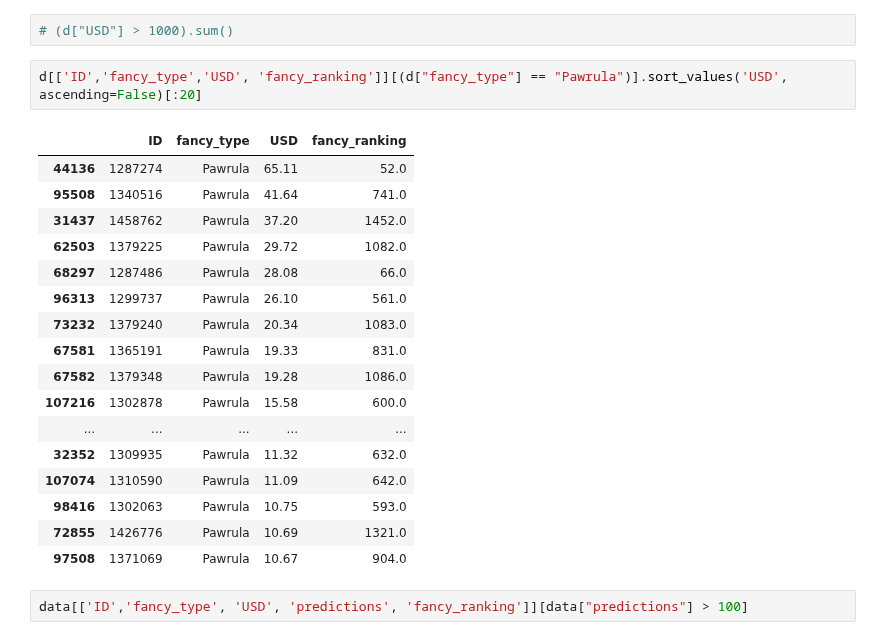
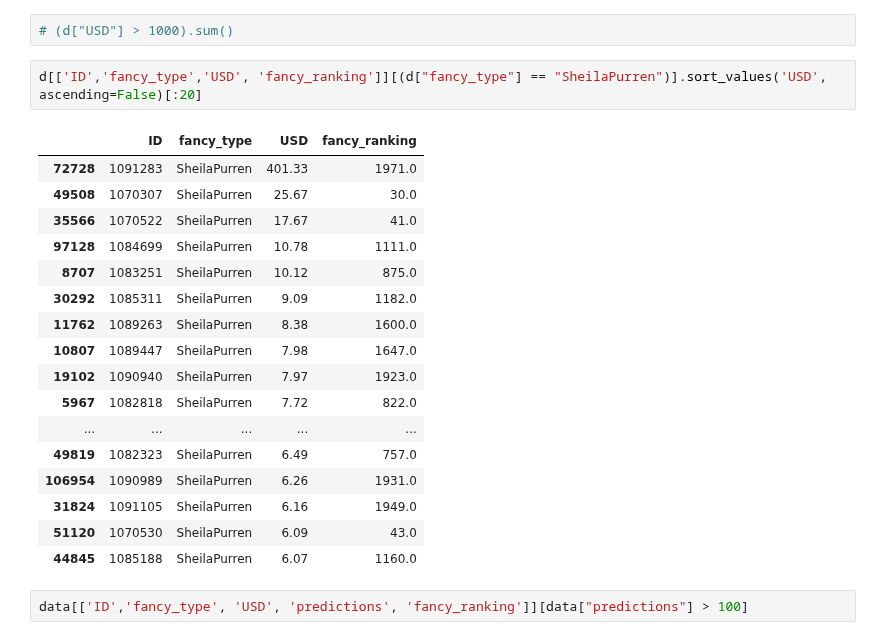
Before and after one commit to DylanBedetti/Trading-Cryptokitties, a Jupyter notebook: Email/Analyse Predictions.ipynb, the cells around one changed output. Saved outputs shown, nothing was run; the diff lists cells and outputs as text.

```diff
--- a/Email/Analyse Predictions.ipynb
+++ b/Email/Analyse Predictions.ipynb
@@ -40,25 +40,25 @@ d.head()
 # %%
 # (d["USD"] > 1000).sum()
 # %%
-d[['ID','fancy_type','USD', 'fancy_ranking']][(d["fancy_type"] == "Pawrula")].sort_values('USD', ascending=False)[:20]
+d[['ID','fancy_type','USD', 'fancy_ranking']][(d["fancy_type"] == "SheilaPurren")].sort_values('USD', ascending=False)[:20]
 # %% [output]
 |  | ID | fancy_type | USD | fancy_ranking |
-| 44136 | 1287274 | Pawrula | 65.11 | 52.0 |
-| 95508 | 1340516 | Pawrula | 41.64 | 741.0 |
-| 31437 | 1458762 | Pawrula | 37.20 | 1452.0 |
-| 62503 | 1379225 | Pawrula | 29.72 | 1082.0 |
-| 68297 | 1287486 | Pawrula | 28.08 | 66.0 |
-| 96313 | 1299737 | Pawrula | 26.10 | 561.0 |
-| 73232 | 1379240 | Pawrula | 20.34 | 1083.0 |
-| 67581 | 1365191 | Pawrula | 19.33 | 831.0 |
-| 67582 | 1379348 | Pawrula | 19.28 | 1086.0 |
-| 107216 | 1302878 | Pawrula | 15.58 | 600.0 |
+| 72728 | 1091283 | SheilaPurren | 401.33 | 1971.0 |
+| 49508 | 1070307 | SheilaPurren | 25.67 | 30.0 |
+| 35566 | 1070522 | SheilaPurren | 17.67 | 41.0 |
+| 97128 | 1084699 | SheilaPurren | 10.78 | 1111.0 |
+| 8707 | 1083251 | SheilaPurren | 10.12 | 875.0 |
+| 30292 | 1085311 | SheilaPurren | 9.09 | 1182.0 |
+| 11762 | 1089263 | SheilaPurren | 8.38 | 1600.0 |
+| 10807 | 1089447 | SheilaPurren | 7.98 | 1647.0 |
+| 19102 | 1090940 | SheilaPurren | 7.97 | 1923.0 |
+| 5967 | 1082818 | SheilaPurren | 7.72 | 822.0 |
 | ... | ... | ... | ... | ... |
-| 32352 | 1309935 | Pawrula | 11.32 | 632.0 |
-| 107074 | 1310590 | Pawrula | 11.09 | 642.0 |
-| 98416 | 1302063 | Pawrula | 10.75 | 593.0 |
-| 72855 | 1426776 | Pawrula | 10.69 | 1321.0 |
-| 97508 | 1371069 | Pawrula | 10.67 | 904.0 |
+| 49819 | 1082323 | SheilaPurren | 6.49 | 757.0 |
+| 106954 | 1090989 | SheilaPurren | 6.26 | 1931.0 |
+| 31824 | 1091105 | SheilaPurren | 6.16 | 1949.0 |
+| 51120 | 1070530 | SheilaPurren | 6.09 | 43.0 |
+| 44845 | 1085188 | SheilaPurren | 6.07 | 1160.0 |
 # %%
 data[['ID','fancy_type', 'USD', 'predictions', 'fancy_ranking']][data["predictions"] > 100]
 # %% [output]
```
Also changed, not shown: 3 other files.
